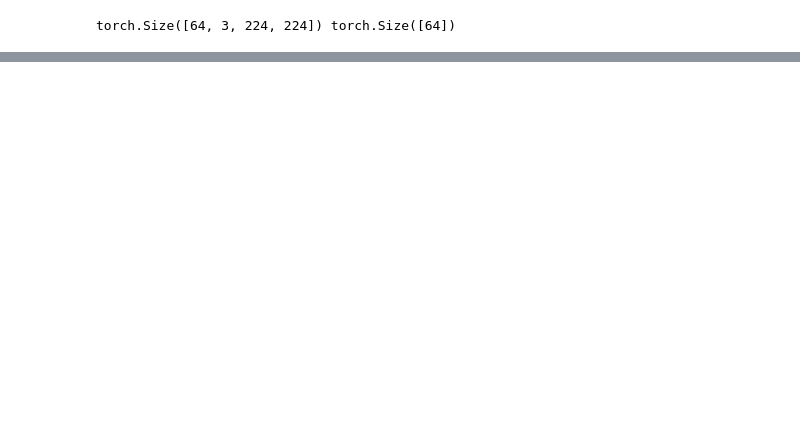
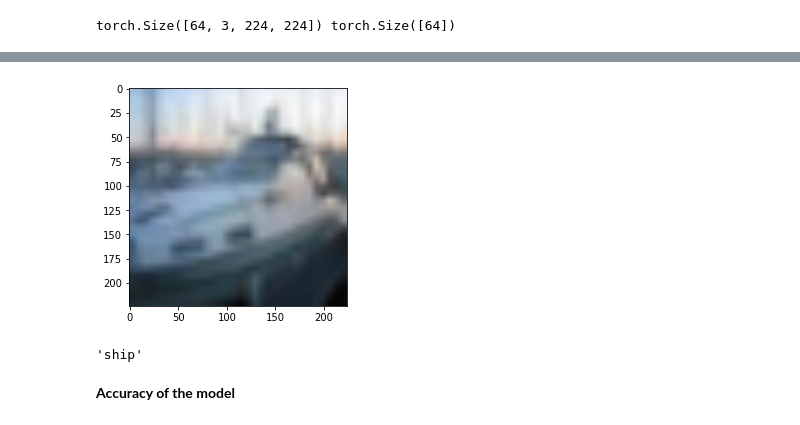
Before and after one commit to LamineTourelab/Tutorial, a Jupyter notebook: Transfer_learning_using_VGG16.ipynb, the cells around one changed output, grey strips where cells are left out. Cells and saved outputs as stored; diff of their text form; code cells hidden in the pictures; blank space fills up the shorter version.

```diff
--- a/Transfer_learning_using_VGG16.ipynb
+++ b/Transfer_learning_using_VGG16.ipynb
@@ -71,0 +340,14 @@ VGG(
+# %%
+def denormalize(tensor):
+  tensor = tensor*std + mean
+  return tensor
+# %%
+def show_img(img):
+  img = img.numpy().transpose((1,2,0))
+  img = denormalize(img)
+  img = np.clip(img,0,1)
+  plt.imshow(img)
+# %%
+show_img(images[test_image_id])
+# %% [output]
+[figure, added]
@@ -71,0 +359,6 @@ VGG(
+# %%
+get_CIFAR10_class(pred[test_image_id])
+# %% [output]
+'ship'
+# %% [markdown]
+**Accuracy of the model**
```
Also changed, not shown: parts of 36 cells of this notebook.
